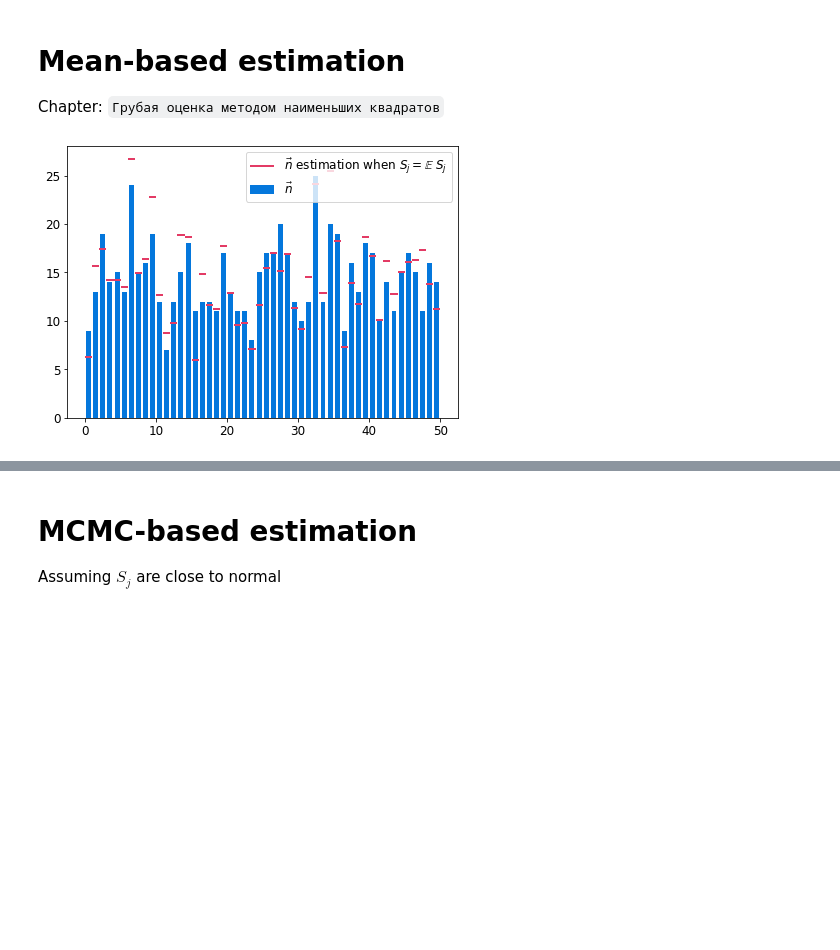
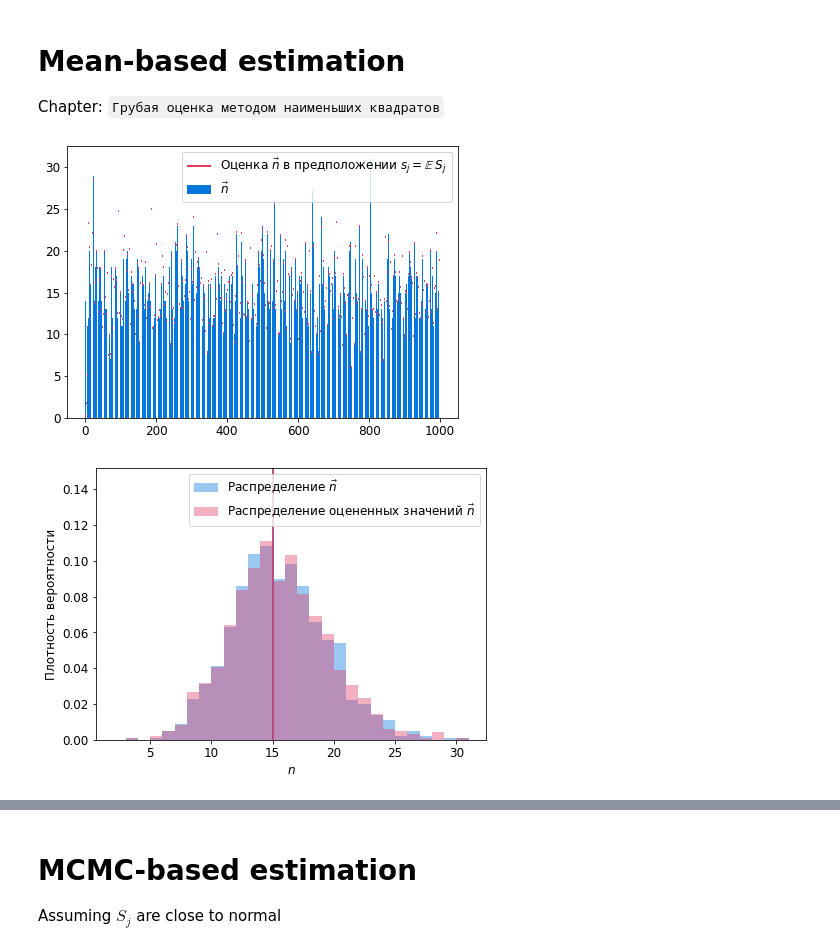
Before and after one commit to nj-vs-vh/master-thesis, a Jupyter notebook: demo.ipynb, the cells around one changed output, grey strips where cells are left out. Saved outputs shown, nothing was run; the diff lists cells and outputs as text; code cells hidden in the pictures; blank space fills up the shorter version.

```diff
--- a/demo.ipynb
+++ b/demo.ipynb
@@ -72,9 +72,15 @@ stats = randomized_ir.RandomizedIrStats(rir, samplesize=100000)
 n_vec_estimation = stats.estimate_n_vec(S_vec)
 # %%
 filename = 'mean-estimation' if SAVE_IMAGES else None
-plots.plot_mean_n_estimation(n_vec, n_vec_estimation, filename=filename)
+plots.plot_mean_n_estimation(n_vec, n_vec_estimation, stats.L, filename=filename)
 # %% [output]
-[figure, old version]
+[figure, new version]
+# %%
+# save_to = 'mean-estimation-assessment'
+save_to = None
+plots.plot_mean_n_estimation_assessment(n_vec, n_vec_estimation, L=stats.L, filename=save_to)
+# %% [output]
+[figure, added]
 # %%
 fig, ax = plt.subplots(figsize=(10, 7))
 
```
Also changed, not shown: parts of 4 cells of this notebook, 8 other files.
